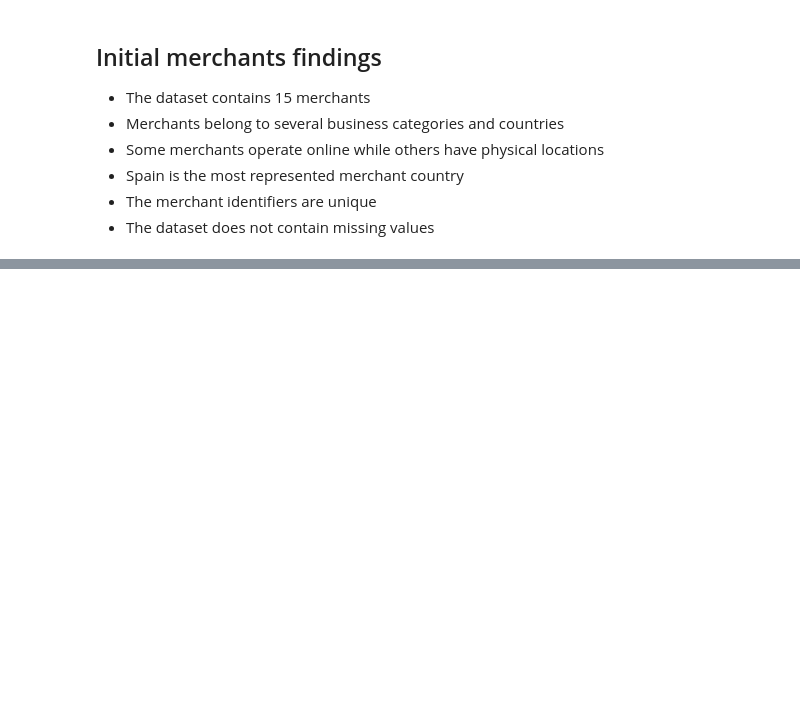
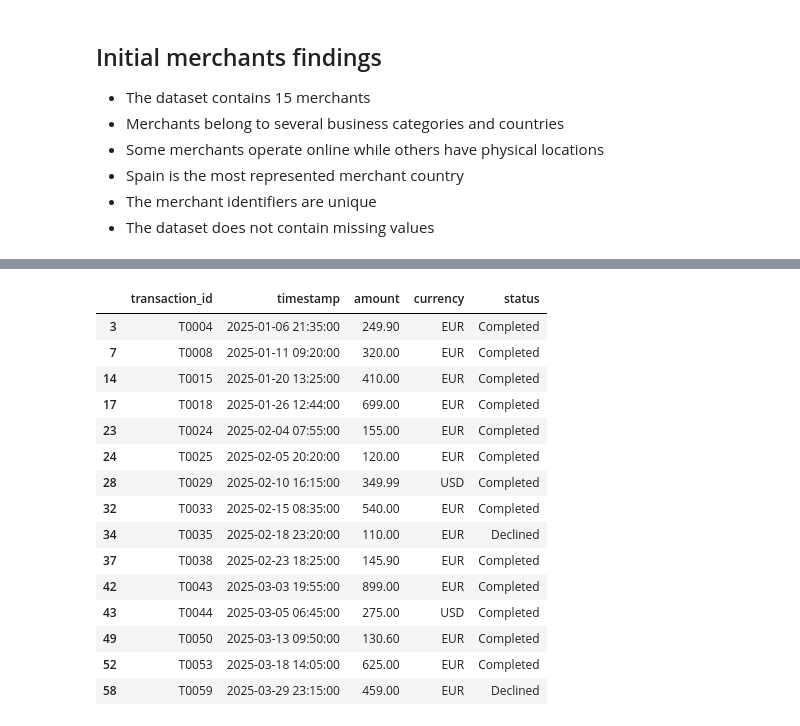
Before and after one commit to glezirene/transaction-intelligence, a Jupyter notebook: notebooks/01_data_exploration.ipynb, the cells around one changed output, grey strips where cells are left out. Saved outputs shown, nothing was run; the diff lists cells and outputs as text; code cells hidden in the pictures; blank space fills up the shorter version.

```diff
--- a/notebooks/01_data_exploration.ipynb
+++ b/notebooks/01_data_exploration.ipynb
@@ -763,0 +891,19 @@ merchant_summary
+# %%
+transactions.loc[transactions["amount"] > 100, ["transaction_id", "timestamp", "amount", "currency", "status"]]
+# %% [output]
+|  | transaction_id | timestamp | amount | currency | status |
+| 3 | T0004 | 2025-01-06 21:35:00 | 249.90 | EUR | Completed |
+| 7 | T0008 | 2025-01-11 09:20:00 | 320.00 | EUR | Completed |
+| 14 | T0015 | 2025-01-20 13:25:00 | 410.00 | EUR | Completed |
+| 17 | T0018 | 2025-01-26 12:44:00 | 699.00 | EUR | Completed |
+| 23 | T0024 | 2025-02-04 07:55:00 | 155.00 | EUR | Completed |
+| 24 | T0025 | 2025-02-05 20:20:00 | 120.00 | EUR | Completed |
+| 28 | T0029 | 2025-02-10 16:15:00 | 349.99 | USD | Completed |
+| 32 | T0033 | 2025-02-15 08:35:00 | 540.00 | EUR | Completed |
+| 34 | T0035 | 2025-02-18 23:20:00 | 110.00 | EUR | Declined |
+| 37 | T0038 | 2025-02-23 18:25:00 | 145.90 | EUR | Completed |
+| 42 | T0043 | 2025-03-03 19:55:00 | 899.00 | EUR | Completed |
+| 43 | T0044 | 2025-03-05 06:45:00 | 275.00 | USD | Completed |
+| 49 | T0050 | 2025-03-13 09:50:00 | 130.60 | EUR | Completed |
+| 52 | T0053 | 2025-03-18 14:05:00 | 625.00 | EUR | Completed |
+| 58 | T0059 | 2025-03-29 23:15:00 | 459.00 | EUR | Declined |
```
Also changed, not shown: parts of 33 cells of this notebook.
